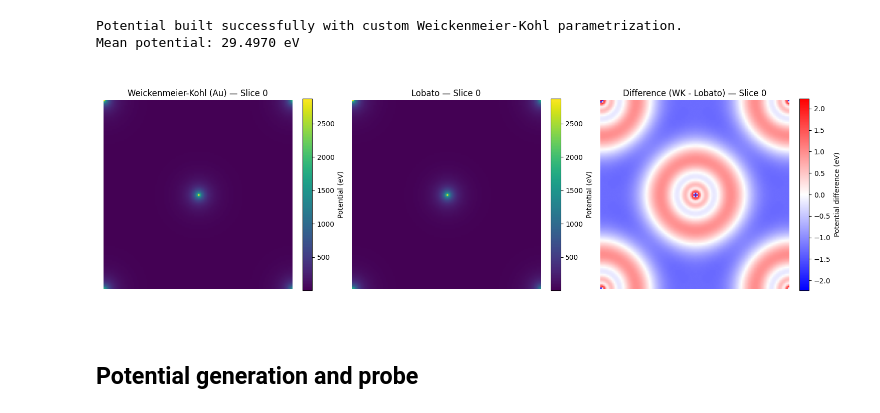
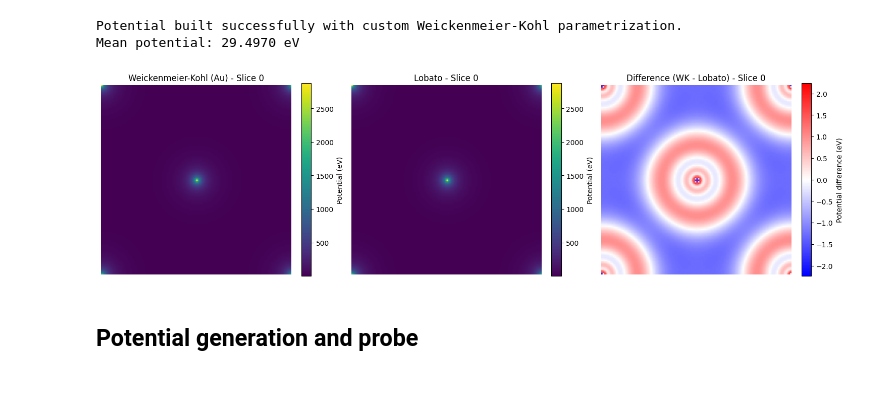
Before and after one commit to DavidLanders95/WideAnglePropagation, a Jupyter notebook: wpm/au_axel_lubk_verification.ipynb, the cells around one changed output. Saved outputs shown, nothing was run; the diff lists cells and outputs as text; code cells hidden in the pictures; blank space fills up the shorter version.

```diff
--- a/wpm/au_axel_lubk_verification.ipynb
+++ b/wpm/au_axel_lubk_verification.ipynb
@@ -147,13 +158,13 @@ Beam_0_28_Au_Klein_Gordon_MS = parse_and_interpolate(raw_data_Au_Beam_0_28_Klein
 # %% [markdown]
 ## Crystal and beam setup
 # %%
-atoms = bulk("Au", "fcc", a=4.08, cubic=True)
+a_central = 4.08
+a_sigma = 0.005
+
+atoms = bulk("Au", "fcc", a=a_central, cubic=True)
 coarse_unitcell_gpts = (128, 128, 2)
 energy = 300e3
 n_cells_range = range(0, 26)
-
-# For FCC cubic cell, there are 2 atomic planes in the z-direction.
-# We want 1 slice per atomic plane.
 n_slices_coarse = 2
 
 cell_thickness = atoms.get_cell()[2, 2]
@@ -276,32 +287,36 @@ print(f"Mean potential: {np.mean(pot_array_wk):.4f} eV")
 Potential built successfully with custom Weickenmeier-Kohl parametrization.
 Mean potential: 29.4970 eV
 # %%
+# Matplotlib needs CPU NumPy arrays; convert from CuPy explicitly.
+pot_wk_cpu = cupy.asnumpy(pot_array_wk)
+pot_lobato_cpu = cupy.asnumpy(pot_array_lobato)
+
 fig, (ax0, ax1, ax2) = plt.subplots(1, 3, figsize=(15, 5))
 
-vmin = min(pot_array_wk.min(), pot_array_lobato.min())
-vmax = max(pot_array_wk.max(), pot_array_lobato.max())
+vmin = min(pot_wk_cpu.min(), pot_lobato_cpu.min())
+vmax = max(pot_wk_cpu.max(), pot_lobato_cpu.max())
 
-im0 = ax0.imshow(pot_array_wk[0], cmap='viridis', vmin=vmin, vmax=vmax)
-ax0.set_title("Weickenmeier-Kohl (Au) — Slice 0")
+im0 = ax0.imshow(pot_wk_cpu[0], cmap='viridis', vmin=vmin, vmax=vmax)
+ax0.set_title("Weickenmeier-Kohl (Au) - Slice 0")
 ax0.axis("off")
 fig.colorbar(im0, ax=ax0, fraction=0.046, label="Potential (eV)")
 
-im1 = ax1.imshow(pot_array_lobato[0], cmap='viridis', vmin=vmin, vmax=vmax)
-ax1.set_title("Lobato — Slice 0")
+im1 = ax1.imshow(pot_lobato_cpu[0], cmap='viridis', vmin=vmin, vmax=vmax)
+ax1.set_title("Lobato - Slice 0")
 ax1.axis("off")
 fig.colorbar(im1, ax=ax1, fraction=0.046, label="Potential (eV)")
 
-diff = pot_array_wk[0] - pot_array_lobato[0]
+diff = pot_wk_cpu[0] - pot_lobato_cpu[0]
 vabs = np.max(np.abs(diff))
 im2 = ax2.imshow(diff, cmap='bwr', vmin=-vabs, vmax=vabs)
-ax2.set_title("Difference (WK - Lobato) — Slice 0")
+ax2.set_title("Difference (WK - Lobato) - Slice 0")
 ax2.axis("off")
 fig.colorbar(im2, ax=ax2, fraction=0.046, label="Potential difference (eV)")
 
 plt.tight_layout()
 plt.show()
 # %% [output]
-[figure, old version]
+[figure, new version]
 # %% [markdown]
 ## Potential generation and probe
 # %%
```
Also changed, not shown: parts of 23 cells of this notebook, 14 other files.
